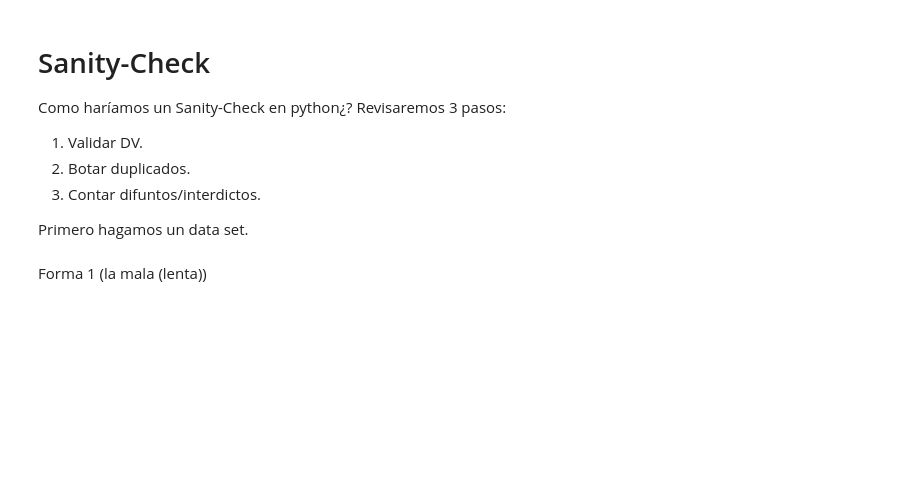
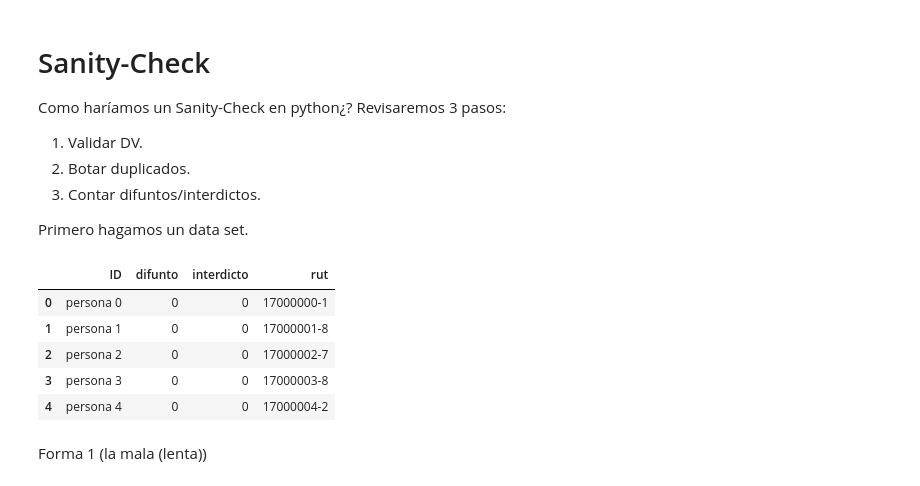
Before and after one commit to HaraldHeitmann/notebooks_EFX, a Jupyter notebook: 1 groupby, merge, melt, sanity.ipynb, the cells around one changed output. Cells and saved outputs as stored; diff of their text form; code cells hidden in the pictures; blank space fills up the shorter version.

```diff
--- a/1 groupby, merge, melt, sanity.ipynb
+++ b/1 groupby, merge, melt, sanity.ipynb
@@ -478,6 +477,15 @@ data = {'ID': [ ' persona {}'.format(i)
         'interdicto':np.random.binomial(1,0.005,size=n)
        }
 DF = pd.DataFrame(data)
+# %%
+DF.head()
+# %% [output]
+|  | ID | difunto | interdicto | rut |
+| 0 | persona 0 | 0 | 0 | 17000000-1 |
+| 1 | persona 1 | 0 | 0 | 17000001-8 |
+| 2 | persona 2 | 0 | 0 | 17000002-7 |
+| 3 | persona 3 | 0 | 0 | 17000003-8 |
+| 4 | persona 4 | 0 | 0 | 17000004-2 |
 # %%
 def is_valid(rut,DV):
     ''' El primer argumento es la parte numerica del rut (float o str)
```
Also changed, not shown: parts of 27 cells of this notebook, 1 other file.
